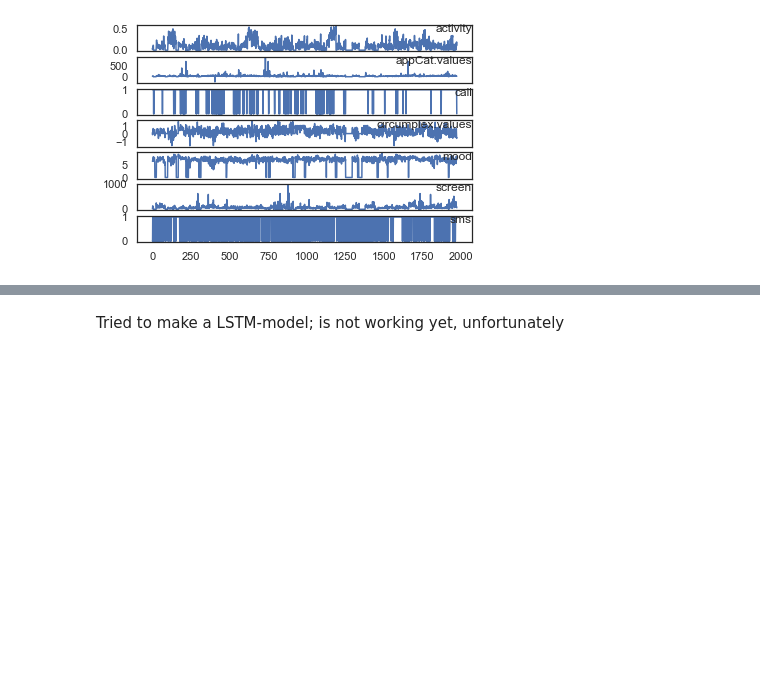
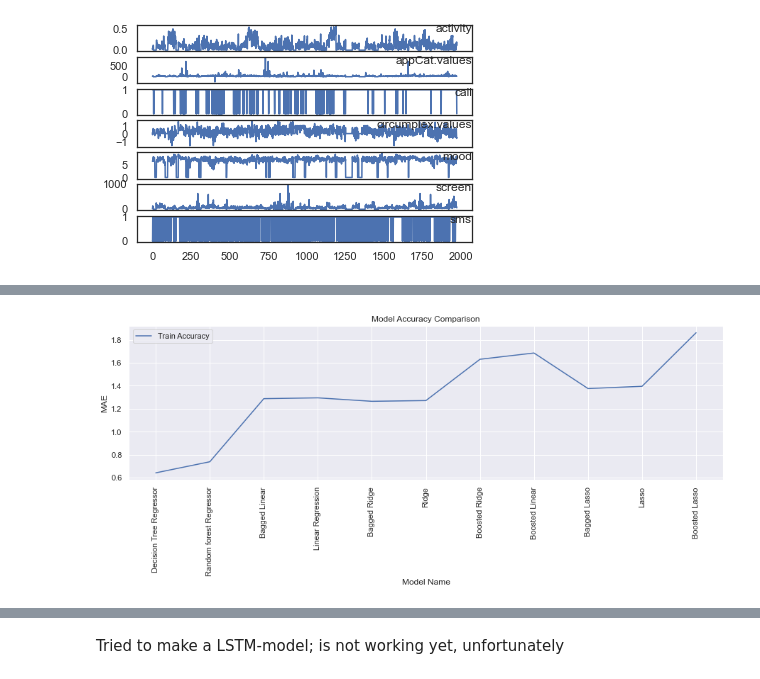
Before and after one commit to 10755373/vu_dmt, a Jupyter notebook: rinusworkbook.ipynb, the cells around one changed output, grey strips where cells are left out. Drawn from its saved outputs; the diff is of its cells as text; code cells hidden in the pictures; blank space fills up the shorter version.

```diff
--- a/rinusworkbook.ipynb
+++ b/rinusworkbook.ipynb
@@ -419,3 +510,13 @@ test_data = lgbm.Dataset(X_val, label=y_val)
+# %%
+plt.subplots(figsize=(15,4))
+sns.lineplot(x="Model Name", y="MAE",data=models_compare,label='Train Accuracy')
+# sns.lineplot(x="Model Name", y="Model Test Accuracy",data=models_compare,label='Test Accuracy')
+plt.xticks(rotation=90)
+plt.title('Model Accuracy Comparison')
+plt.legend()
+plt.show()
+# %% [output]
+[figure, added]
 # %%
 # determine style
 sns.set_theme(style="darkgrid")
```
Also changed, not shown: parts of 14 cells of this notebook, 1 other file.
